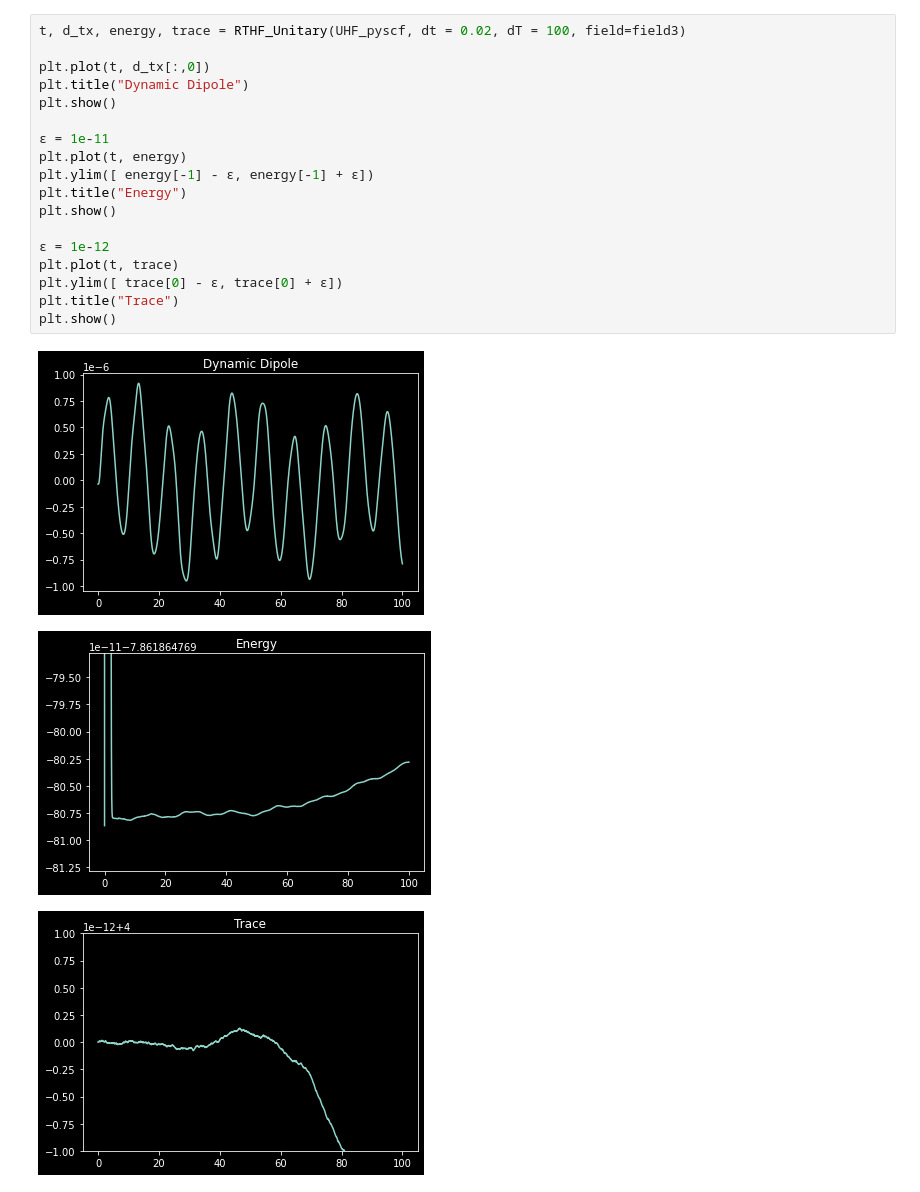
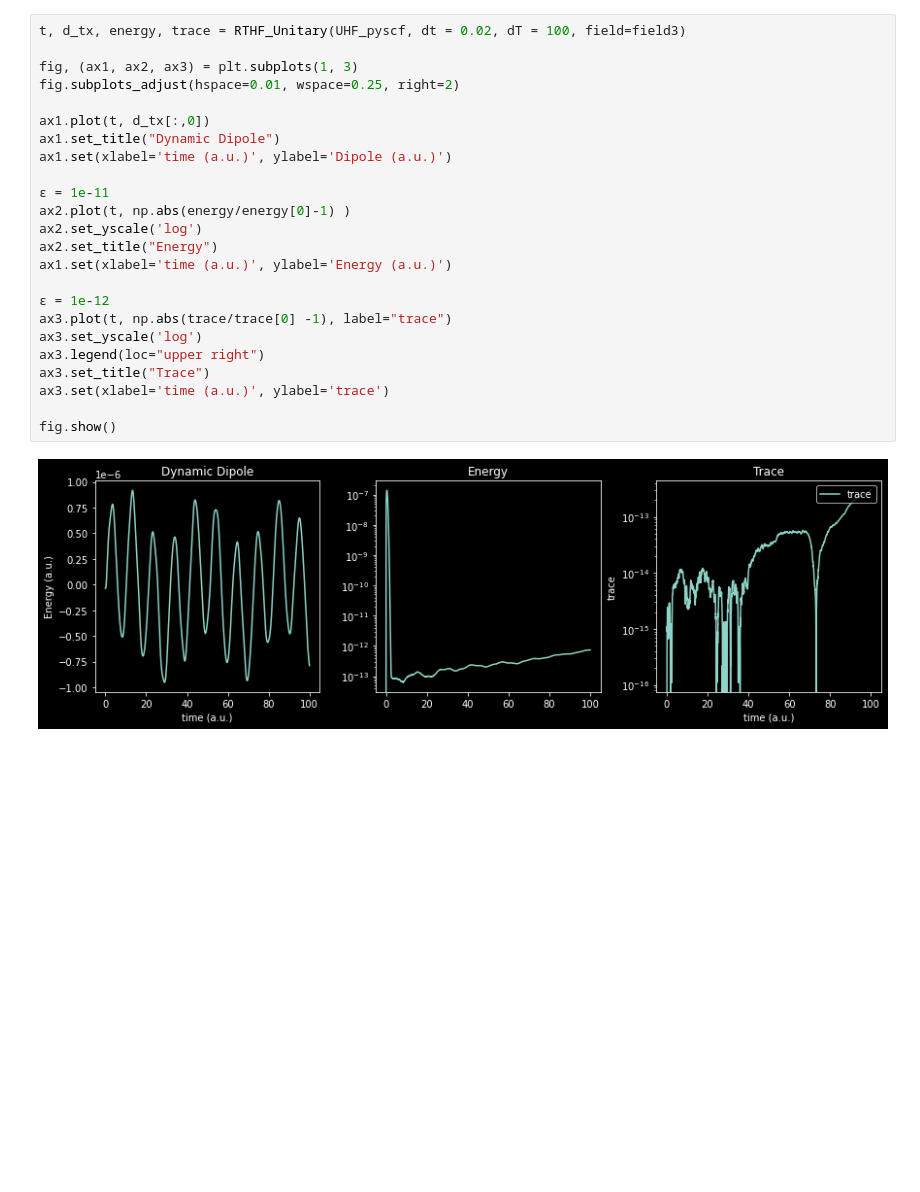
Before and after one commit to jcandane/RTHF, a Jupyter notebook: RTHF.ipynb, the cells around one changed output. Saved outputs shown, nothing was run; the diff lists cells and outputs as text; blank space fills up the shorter version.

```diff
--- a/RTHF.ipynb
+++ b/RTHF.ipynb
@@ -166,22 +263,26 @@ converged SCF energy = -7.86186476980865  <S^2> = 1.5543122e-15  2S+1 = 1
 # %%
 t, d_tx, energy, trace = RTHF_Unitary(UHF_pyscf, dt = 0.02, dT = 100, field=field3)
 
-plt.plot(t, d_tx[:,0])
-plt.title("Dynamic Dipole")
-plt.show()
+fig, (ax1, ax2, ax3) = plt.subplots(1, 3)
+fig.subplots_adjust(hspace=0.01, wspace=0.25, right=2)
+
+ax1.plot(t, d_tx[:,0])
+ax1.set_title("Dynamic Dipole")
+ax1.set(xlabel='time (a.u.)', ylabel='Dipole (a.u.)')
 
 ε = 1e-11
-plt.plot(t, energy)
-plt.ylim([ energy[-1] - ε, energy[-1] + ε])
-plt.title("Energy")
-plt.show()
+ax2.plot(t, np.abs(energy/energy[0]-1) )
+ax2.set_yscale('log')
+ax2.set_title("Energy")
+ax1.set(xlabel='time (a.u.)', ylabel='Energy (a.u.)')
 
 ε = 1e-12
-plt.plot(t, trace)
-plt.ylim([ trace[0] - ε, trace[0] + ε])
-plt.title("Trace")
-plt.show()
+ax3.plot(t, np.abs(trace/trace[0] -1), label="trace")
+ax3.set_yscale('log')
+ax3.legend(loc="upper right")
+ax3.set_title("Trace")
+ax3.set(xlabel='time (a.u.)', ylabel='trace')
+
+fig.show()
 # %% [output]
-[figure, old version]
+[figure, new version]
-[figure, removed]
-[figure, removed]
```
Also changed, not shown: parts of 11 cells of this notebook.
